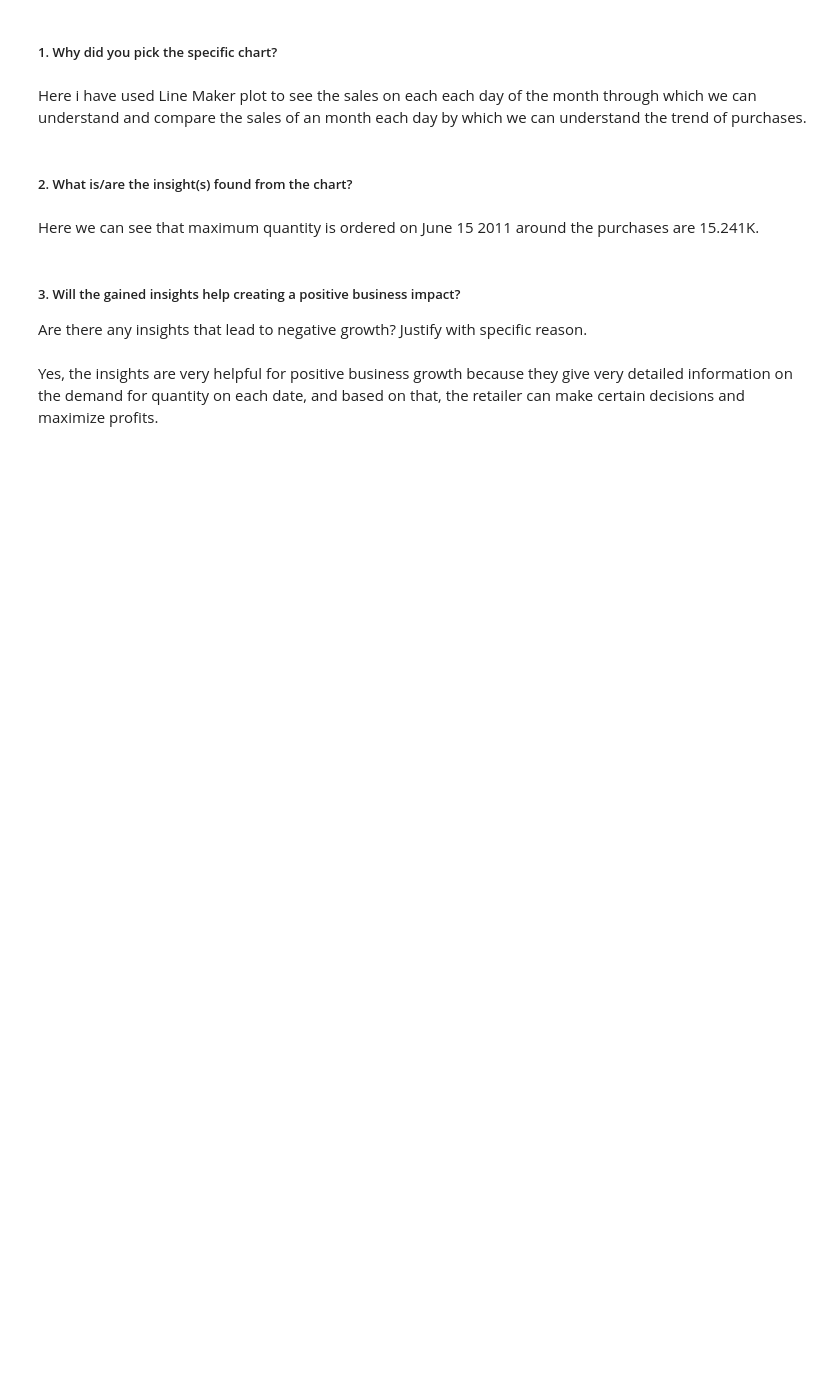
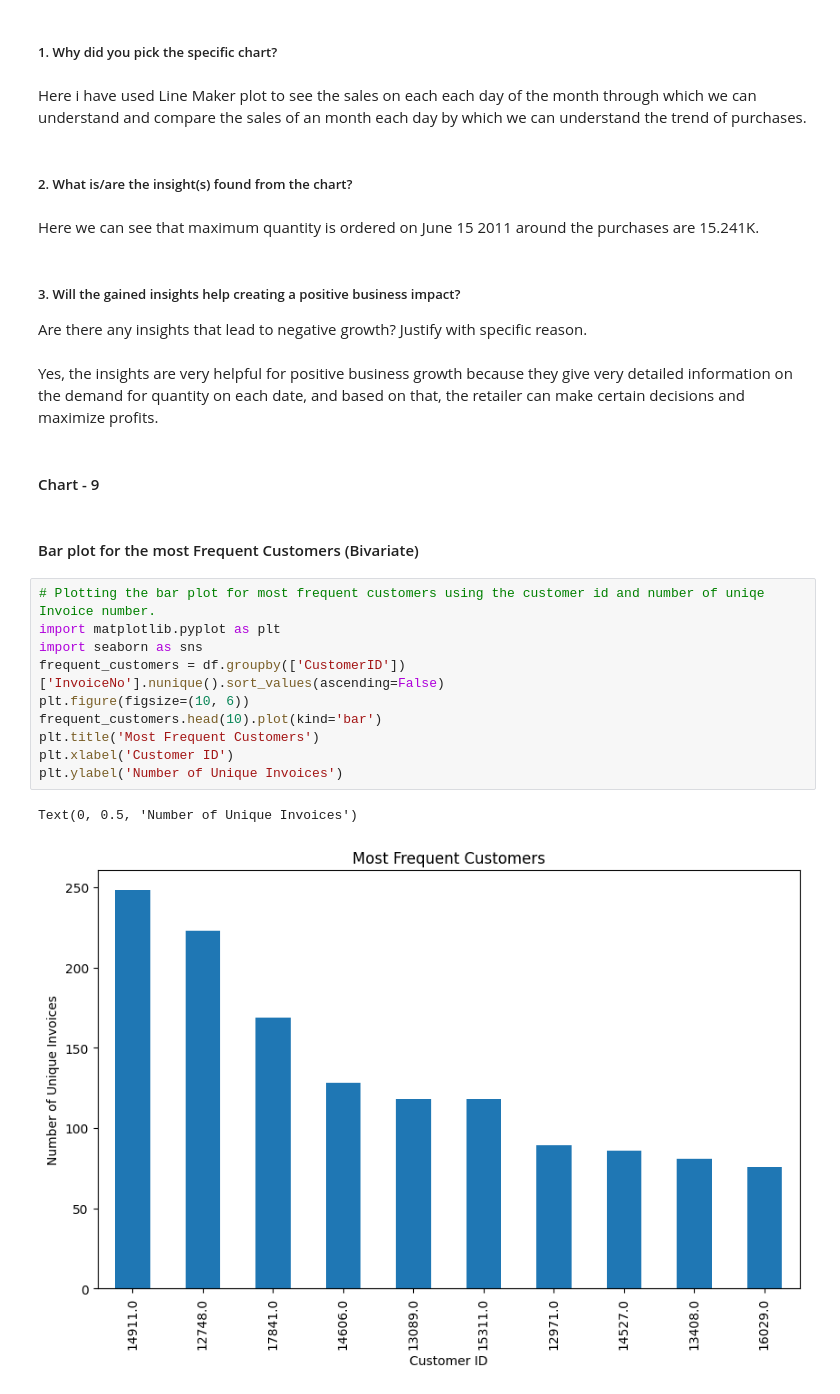
Before and after one commit to Madhukargoud2197/Myntra_Online_Retail_Segmentation_Project, a Jupyter notebook: Myntra_Online_Retail_Customer_Segmentation_Project.ipynb, the cells around one changed output. Cells and saved outputs as stored; diff of their text form; blank space fills up the shorter version.

```diff
--- a/Myntra_Online_Retail_Customer_Segmentation_Project.ipynb
+++ b/Myntra_Online_Retail_Customer_Segmentation_Project.ipynb
@@ -928,3 +928,20 @@ Here we can see that maximum quantity is ordered on June 15 2011 around the purc
 Are there any insights that lead to negative growth? Justify with specific reason.
 # %% [markdown]
 Yes, the insights are very helpful for positive business growth because they give very detailed information on the demand for quantity on each date, and based on that, the retailer can make certain decisions and maximize profits.
+# %% [markdown]
+#### Chart - 9
+# %% [markdown]
+#### Bar plot for the most Frequent Customers (Bivariate)
+# %%
+# Plotting the bar plot for most frequent customers using the customer id and number of uniqe Invoice number.
+import matplotlib.pyplot as plt
+import seaborn as sns
+frequent_customers = df.groupby(['CustomerID'])['InvoiceNo'].nunique().sort_values(ascending=False)
+plt.figure(figsize=(10, 6))
+frequent_customers.head(10).plot(kind='bar')
+plt.title('Most Frequent Customers')
+plt.xlabel('Customer ID')
+plt.ylabel('Number of Unique Invoices')
+# %% [output]
+Text(0, 0.5, 'Number of Unique Invoices')
+[figure, added]
```
Also changed, not shown: parts of 43 cells of this notebook.
